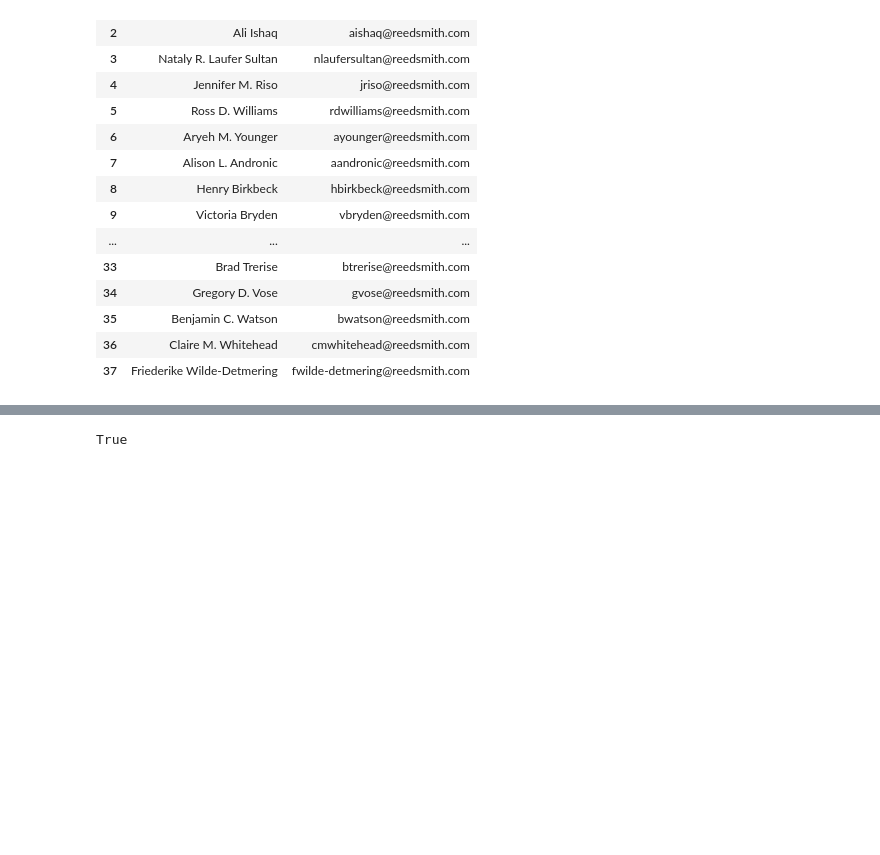
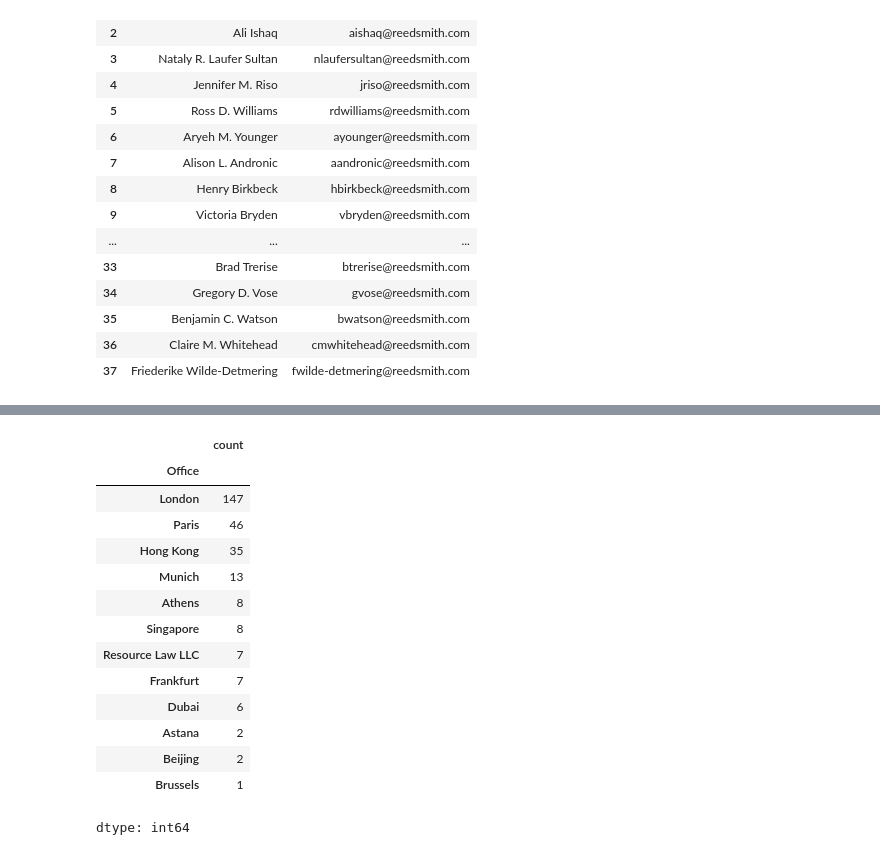
Before and after one commit to RERobbins/harvey_training_initiative, a Jupyter notebook: all_associates_training.ipynb, the cells around one changed output, grey strips where cells are left out. Drawn from its saved outputs; the diff is of its cells as text; code cells hidden in the pictures; blank space fills up the shorter version.

```diff
--- a/all_associates_training.ipynb
+++ b/all_associates_training.ipynb
@@ -60,15 +68,15 @@ promoted
 | 36 | Claire M. Whitehead | cmwhitehead@reedsmith.com |
 | 37 | Friederike Wilde-Detmering | fwilde-detmering@reedsmith.com |
 # %%
-associates_email = set(associates["Business Email Addr"])
+associates_email = set(associates["Email"])
 trained_email = set(trained["Email Address"])
 promoted_email = set(promoted["Email Address"])
 
 target_pre_promotion_email = associates_email - trained_email
 target_post_promotion_email = associates_email - trained_email - promoted_email
 # %%
-target_pre_promotion = associates[associates["Business Email Addr"].isin(target_pre_promotion_email)]
-target_post_promotion = associates[associates["Business Email Addr"].isin(target_post_promotion_email)]
+target_pre_promotion = associates[associates["Email"].isin(target_pre_promotion_email)]
+target_post_promotion = associates[associates["Email"].isin(target_post_promotion_email)]
 # %%
 target_pre_promotion.to_excel("training_candidates_pre_promotion.xlsx", index=False)
 target_post_promotion.to_excel("training_candidates_post_promotion.xlsx", index=False)
@@ -147,4 +130,4 @@ non_us_locations = [
 # %%
-us_target = target[target["Location"].isin(us_locations)]
-non_us_target = target[target["Location"].isin(non_us_locations)]
+us_target = target[target["Region"]=="U.S."]
+emea_target = target[target["Region"]!="U.S."]
 # %%
@@ -213,4 +175,18 @@ assert target_pre_promotion["Business Email Addr"].is_unique
-# %%
-set(jt["Business Email Addr"]) == set(target_pre_promotion["Business Email Addr"])
-# %% [output]
-True
+# %%
+emea_target['Office'].value_counts()
+# %% [output]
+|  | count |
+| Office |  |
+| London | 147 |
+| Paris | 46 |
+| Hong Kong | 35 |
+| Munich | 13 |
+| Athens | 8 |
+| Singapore | 8 |
+| Resource Law LLC | 7 |
+| Frankfurt | 7 |
+| Dubai | 6 |
+| Astana | 2 |
+| Beijing | 2 |
+| Brussels | 1 |
+dtype: int64
```
Also changed, not shown: parts of 19 cells of this notebook, 9 other files.
